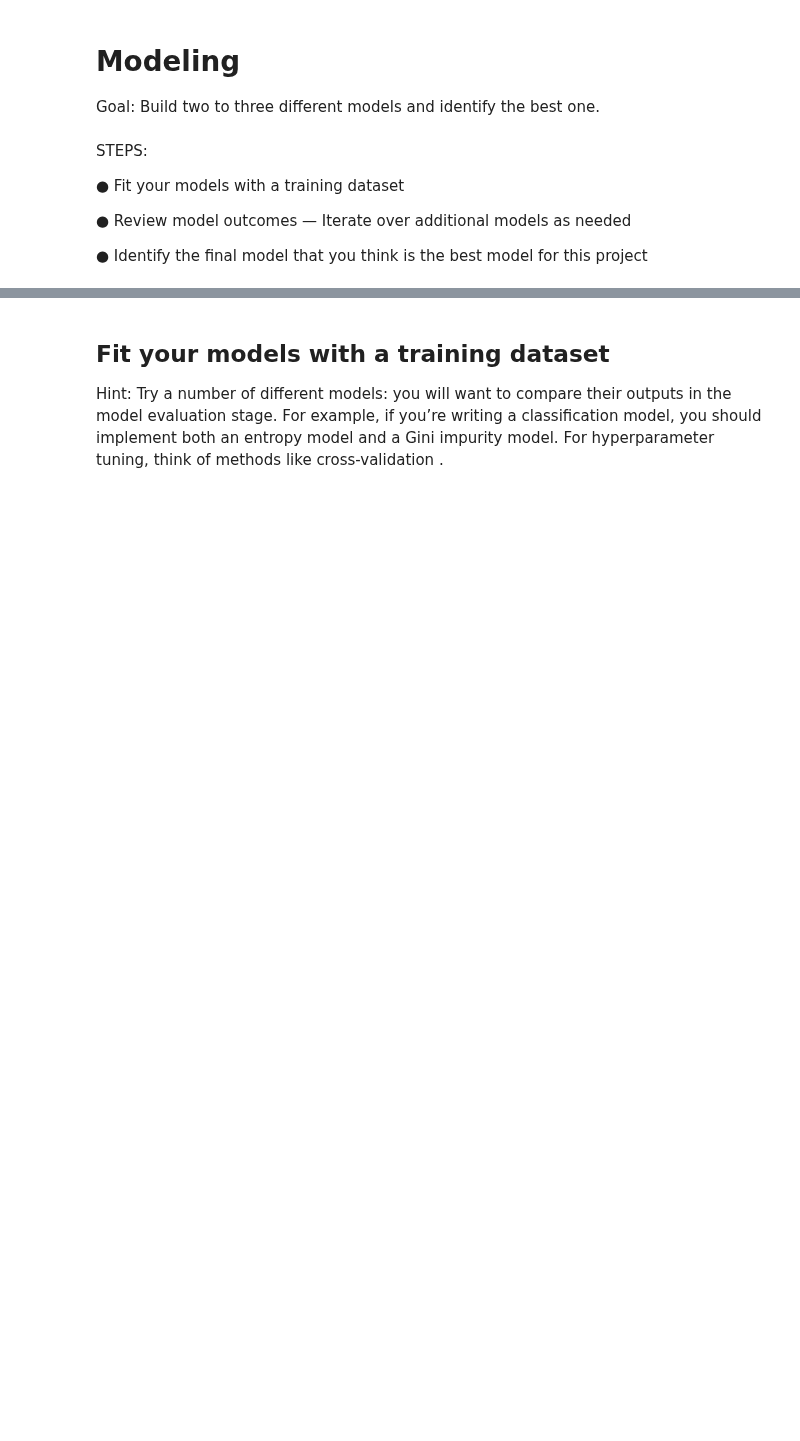
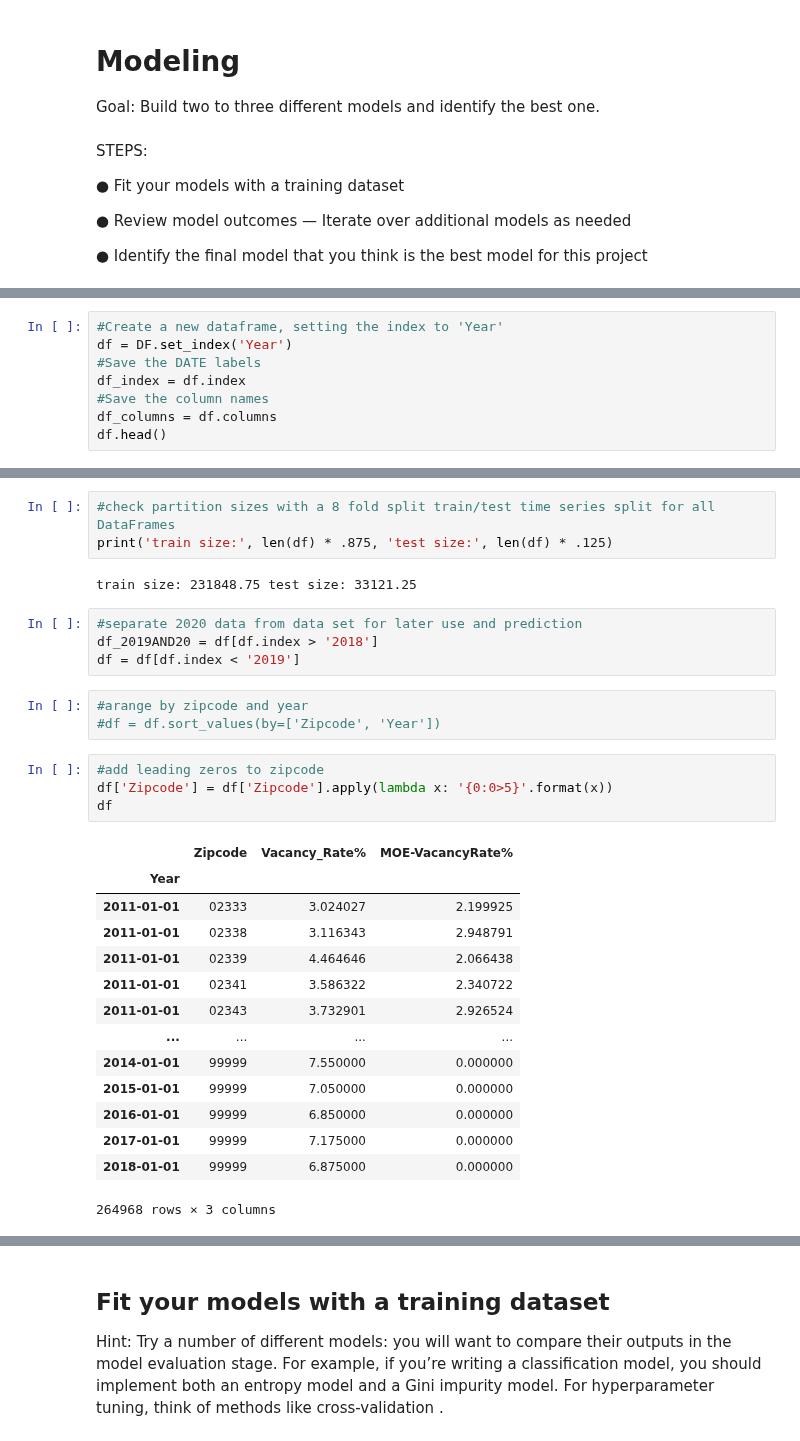
Before and after one commit to jjfrasca/Capstone_2, a Jupyter notebook: notebooks/2.0 -jjf-initial-modeling-zipcodeANDnational_Vacancy.ipynb, the cells around one changed output, grey strips where cells are left out. Saved outputs shown, nothing was run; the diff lists cells and outputs as text; blank space fills up the shorter version.

```diff
--- a/notebooks/2.0 -jjf-initial-modeling-zipcodeANDnational_Vacancy.ipynb
+++ b/notebooks/2.0 -jjf-initial-modeling-zipcodeANDnational_Vacancy.ipynb
@@ -14,0 +43,8 @@ STEPS:
+# %%
+#Create a new dataframe, setting the index to 'Year'
+df = DF.set_index('Year')
+#Save the DATE labels
+df_index = df.index
+#Save the column names
+df_columns = df.columns
+df.head()
@@ -14,0 +72,31 @@ STEPS:
+# %%
+#check partition sizes with a 8 fold split train/test time series split for all DataFrames
+print('train size:', len(df) * .875, 'test size:', len(df) * .125)
+# %% [output]
+train size: 231848.75 test size: 33121.25
+# %%
+#separate 2020 data from data set for later use and prediction
+df_2019AND20 = df[df.index > '2018']
+df = df[df.index < '2019']
+# %%
+#arange by zipcode and year
+#df = df.sort_values(by=['Zipcode', 'Year'])
+# %%
+#add leading zeros to zipcode
+df['Zipcode'] = df['Zipcode'].apply(lambda x: '{0:0>5}'.format(x))
+df
+# %% [output]
+|  | Zipcode | Vacancy_Rate% | MOE-VacancyRate% |
+| Year |  |  |  |
+| 2011-01-01 | 02333 | 3.024027 | 2.199925 |
+| 2011-01-01 | 02338 | 3.116343 | 2.948791 |
+| 2011-01-01 | 02339 | 4.464646 | 2.066438 |
+| 2011-01-01 | 02341 | 3.586322 | 2.340722 |
+| 2011-01-01 | 02343 | 3.732901 | 2.926524 |
+| ... | ... | ... | ... |
+| 2014-01-01 | 99999 | 7.550000 | 0.000000 |
+| 2015-01-01 | 99999 | 7.050000 | 0.000000 |
+| 2016-01-01 | 99999 | 6.850000 | 0.000000 |
+| 2017-01-01 | 99999 | 7.175000 | 0.000000 |
+| 2018-01-01 | 99999 | 6.875000 | 0.000000 |
+264968 rows × 3 columns
```
Also changed, not shown: parts of 25 cells of this notebook.
